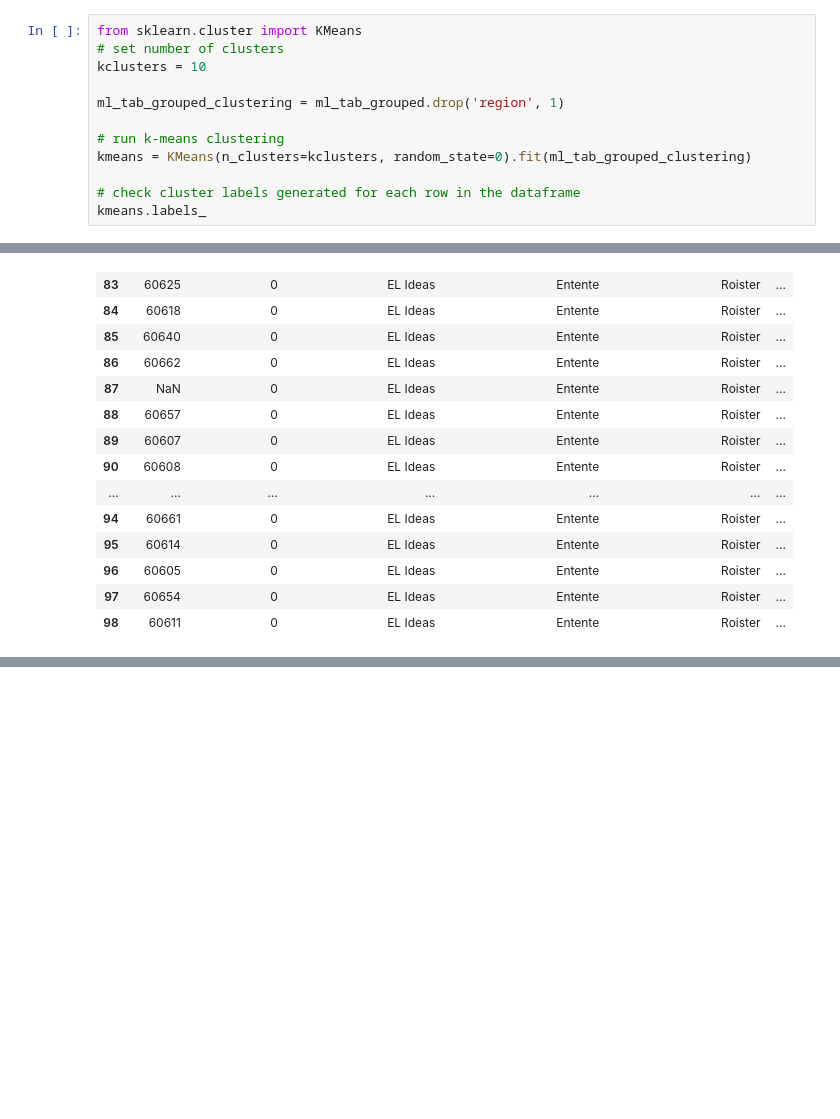
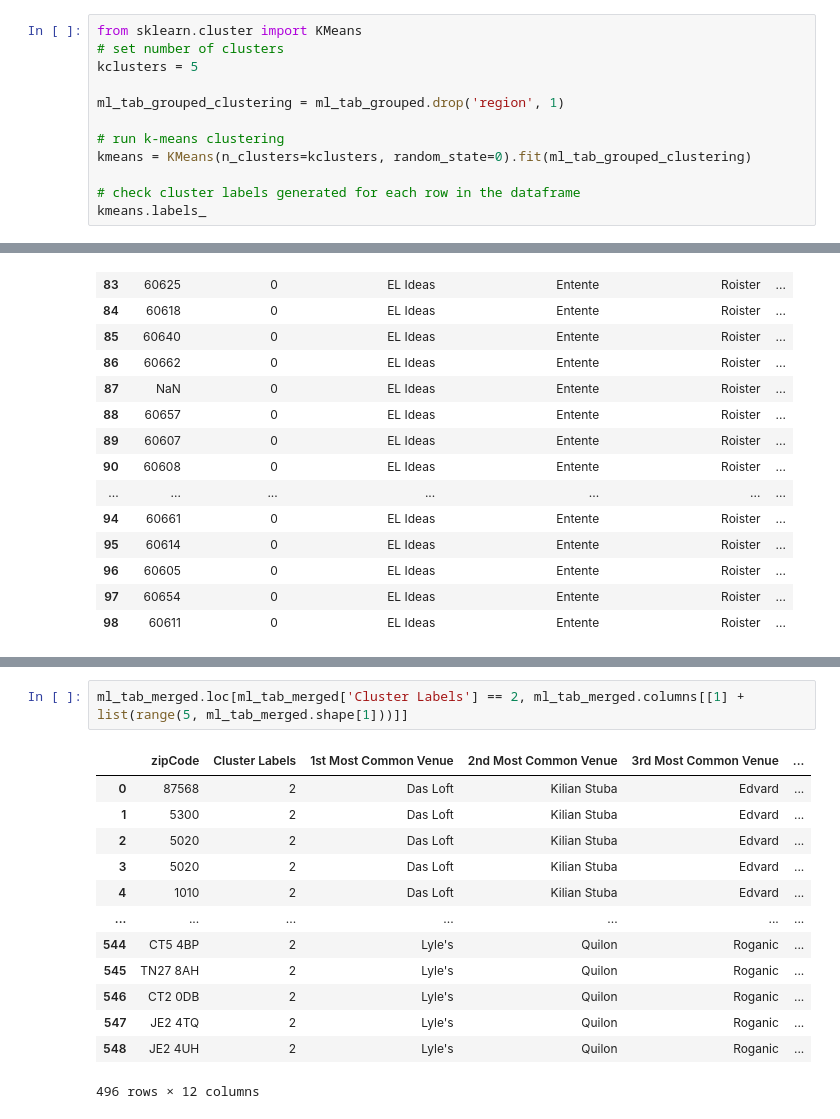
Before and after one commit to quangtn266/Coursera_Capstone, a Jupyter notebook: Assignment for Capstone project for week 4 & 5.ipynb, the cells around one changed output, grey strips where cells are left out. Saved outputs shown, nothing was run; the diff lists cells and outputs as text; blank space fills up the shorter version.

```diff
--- a/Assignment for Capstone project for week 4 & 5.ipynb
+++ b/Assignment for Capstone project for week 4 & 5.ipynb
@@ -192,7 +191,7 @@ ml_tab_grouped.head()
 # %%
 from sklearn.cluster import KMeans
 # set number of clusters
-kclusters = 10
+kclusters = 5
 
 ml_tab_grouped_clustering = ml_tab_grouped.drop('region', 1)
 
@@ -329,0 +335,16 @@ ml_tab_merged.loc[ml_tab_merged['Cluster Labels'] == 0, ml_tab_merged.columns[[1
+# %%
+ml_tab_merged.loc[ml_tab_merged['Cluster Labels'] == 2, ml_tab_merged.columns[[1] + list(range(5, ml_tab_merged.shape[1]))]]
+# %% [output]
+|  | zipCode | Cluster Labels | 1st Most Common Venue | 2nd Most Common Venue | 3rd Most Common Venue | ... |
+| 0 | 87568 | 2 | Das Loft | Kilian Stuba | Edvard | ... |
+| 1 | 5300 | 2 | Das Loft | Kilian Stuba | Edvard | ... |
+| 2 | 5020 | 2 | Das Loft | Kilian Stuba | Edvard | ... |
+| 3 | 5020 | 2 | Das Loft | Kilian Stuba | Edvard | ... |
+| 4 | 1010 | 2 | Das Loft | Kilian Stuba | Edvard | ... |
+| ... | ... | ... | ... | ... | ... | ... |
+| 544 | CT5 4BP | 2 | Lyle's | Quilon | Roganic | ... |
+| 545 | TN27 8AH | 2 | Lyle's | Quilon | Roganic | ... |
+| 546 | CT2 0DB | 2 | Lyle's | Quilon | Roganic | ... |
+| 547 | JE2 4TQ | 2 | Lyle's | Quilon | Roganic | ... |
+| 548 | JE2 4UH | 2 | Lyle's | Quilon | Roganic | ... |
+496 rows × 12 columns
```
Also changed, not shown: parts of 4 cells of this notebook.
